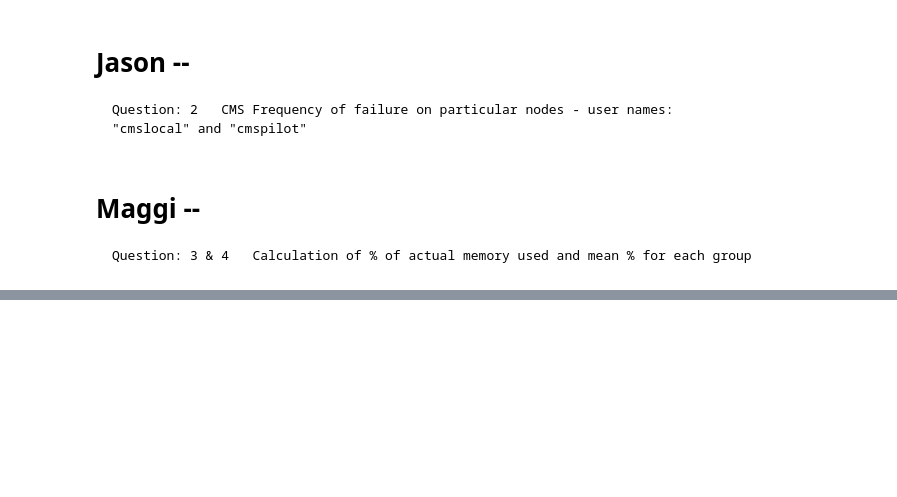
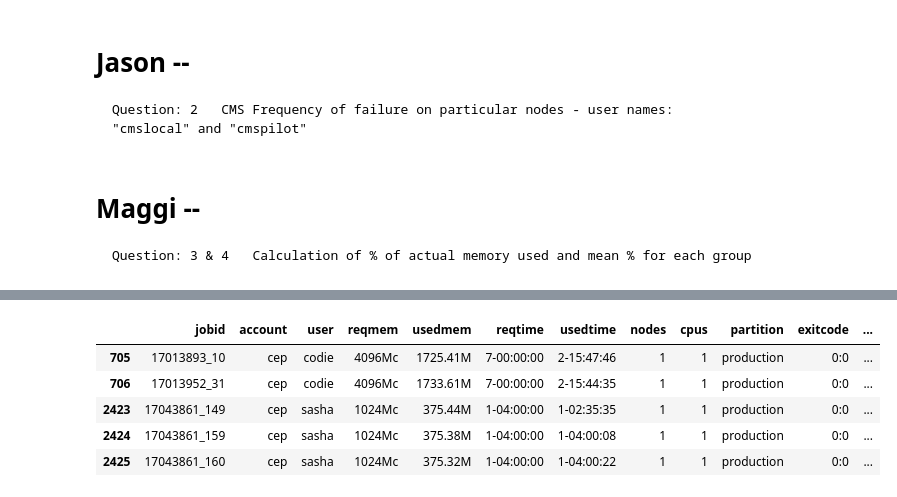
Before and after one commit to nss-data-science-cohort-4/dq2-accre-team-6, a Jupyter notebook: notebooks/dq2_notebook.ipynb, the cells around one changed output, grey strips where cells are left out. Cells and saved outputs as stored; diff of their text form; code cells hidden in the pictures; blank space fills up the shorter version.

```diff
--- a/notebooks/dq2_notebook.ipynb
+++ b/notebooks/dq2_notebook.ipynb
@@ -263,0 +298,9 @@ accre_jobs_piped
+# %%
+accre_jobs_piped[accre_jobs_piped['reqmem'].str.contains('Mc')][:5]
+# %% [output]
+|  | jobid | account | user | reqmem | usedmem | reqtime | usedtime | nodes | cpus | partition | exitcode | ... |
+| 705 | 17013893_10 | cep | codie | 4096Mc | 1725.41M | 7-00:00:00 | 2-15:47:46 | 1 | 1 | production | 0:0 | ... |
+| 706 | 17013952_31 | cep | codie | 4096Mc | 1733.61M | 7-00:00:00 | 2-15:44:35 | 1 | 1 | production | 0:0 | ... |
+| 2423 | 17043861_149 | cep | sasha | 1024Mc | 375.44M | 1-04:00:00 | 1-02:35:35 | 1 | 1 | production | 0:0 | ... |
+| 2424 | 17043861_159 | cep | sasha | 1024Mc | 375.38M | 1-04:00:00 | 1-04:00:08 | 1 | 1 | production | 0:0 | ... |
+| 2425 | 17043861_160 | cep | sasha | 1024Mc | 375.32M | 1-04:00:00 | 1-04:00:22 | 1 | 1 | production | 0:0 | ... |
```
Also changed, not shown: parts of 18 cells of this notebook.
